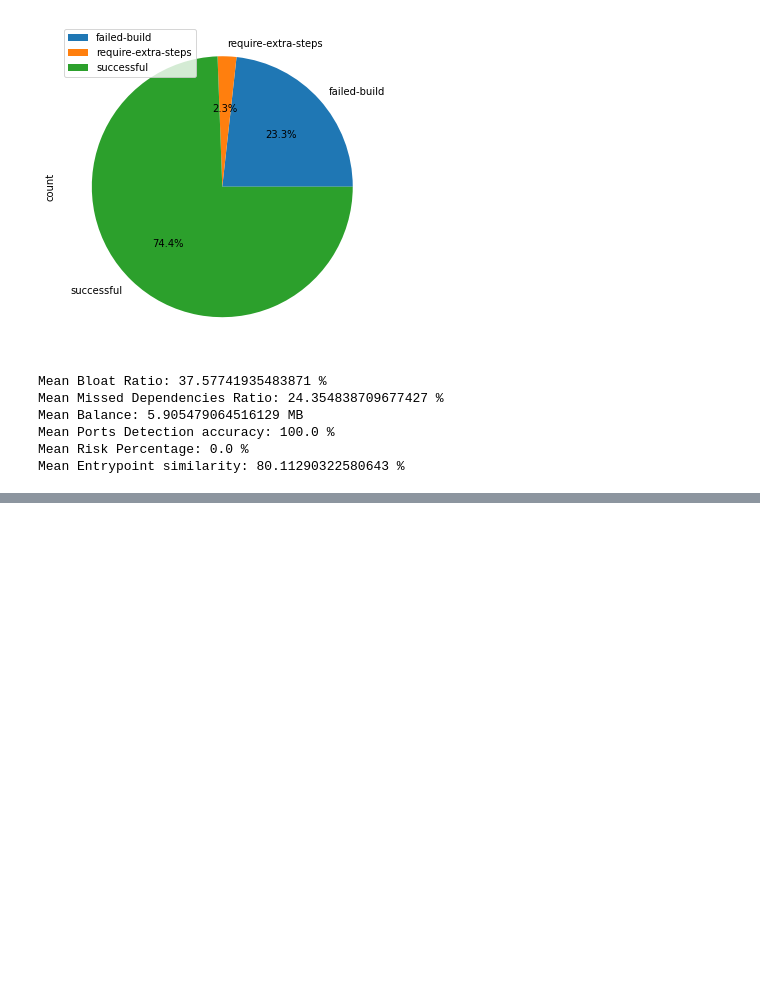
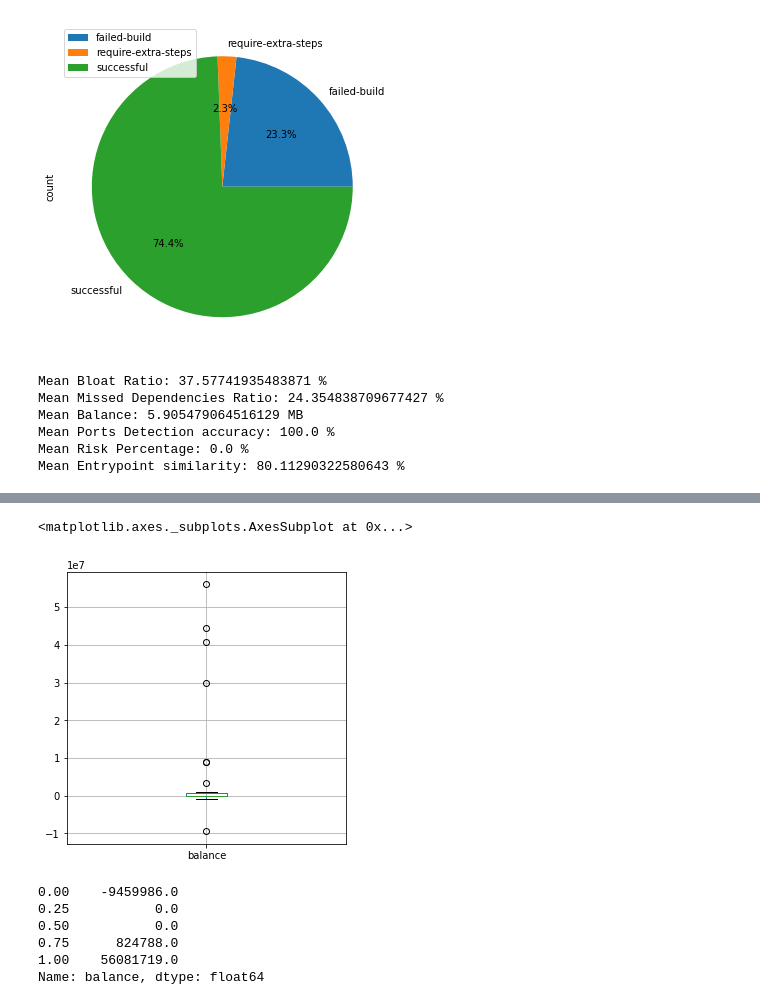
Before and after one commit to filipefigcorreia/hermit-study, a Jupyter notebook: hermit.ipynb, the cells around one changed output, grey strips where cells are left out. Saved outputs shown, nothing was run; the diff lists cells and outputs as text; code cells hidden in the pictures; blank space fills up the shorter version.

```diff
--- a/hermit.ipynb
+++ b/hermit.ipynb
@@ -79,0 +85,14 @@ Mean Entrypoint similarity: 80.11290322580643 %
+# %%
+evaluations_database.boxplot(column=['balance'], figsize=(5, 5))
+# %% [output]
+<matplotlib.axes._subplots.AxesSubplot at 0x...>
+[figure, added]
+# %%
+evaluations_database.balance.quantile([0,0.25,0.5,0.75,1.0])
+# %% [output]
+0.00    -9459986.0
+0.25           0.0
+0.50           0.0
+0.75      824788.0
+1.00    56081719.0
+Name: balance, dtype: float64
```
Also changed, not shown: parts of 2 cells of this notebook.
